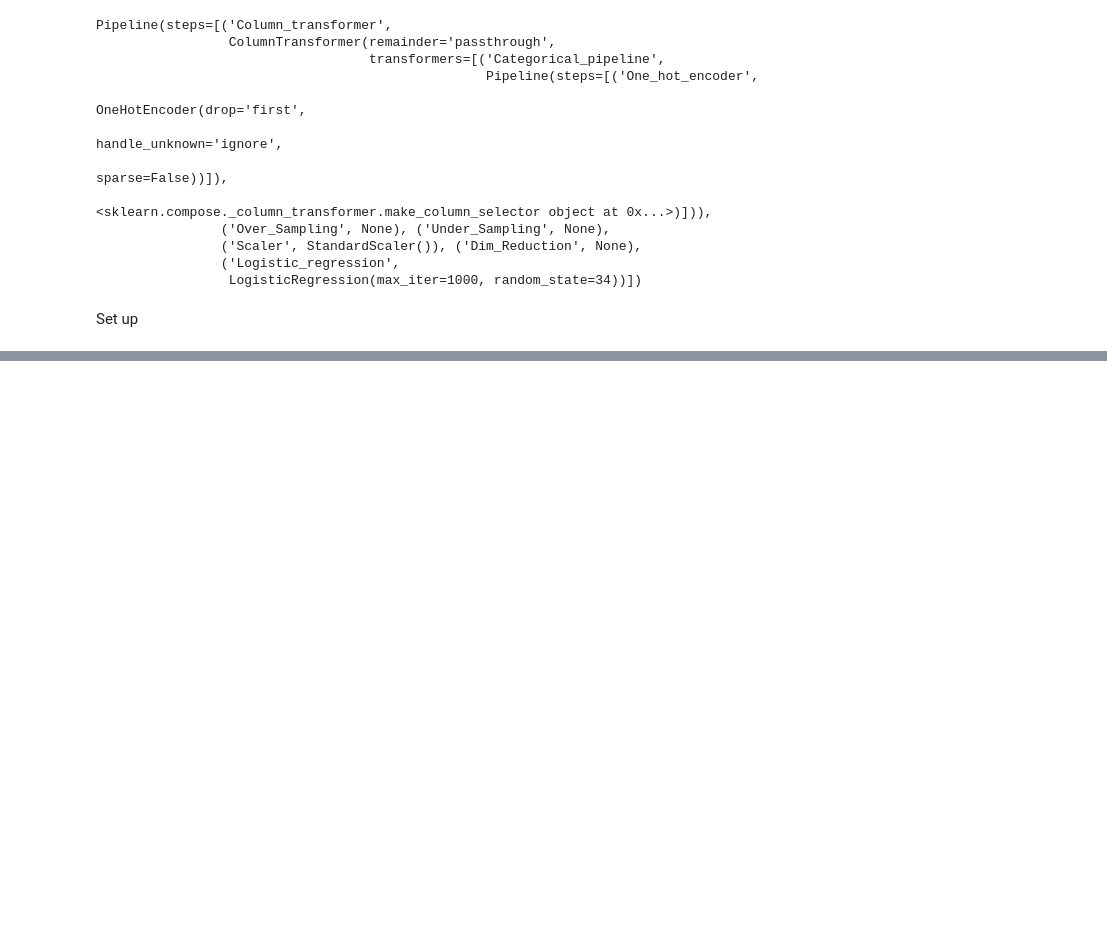
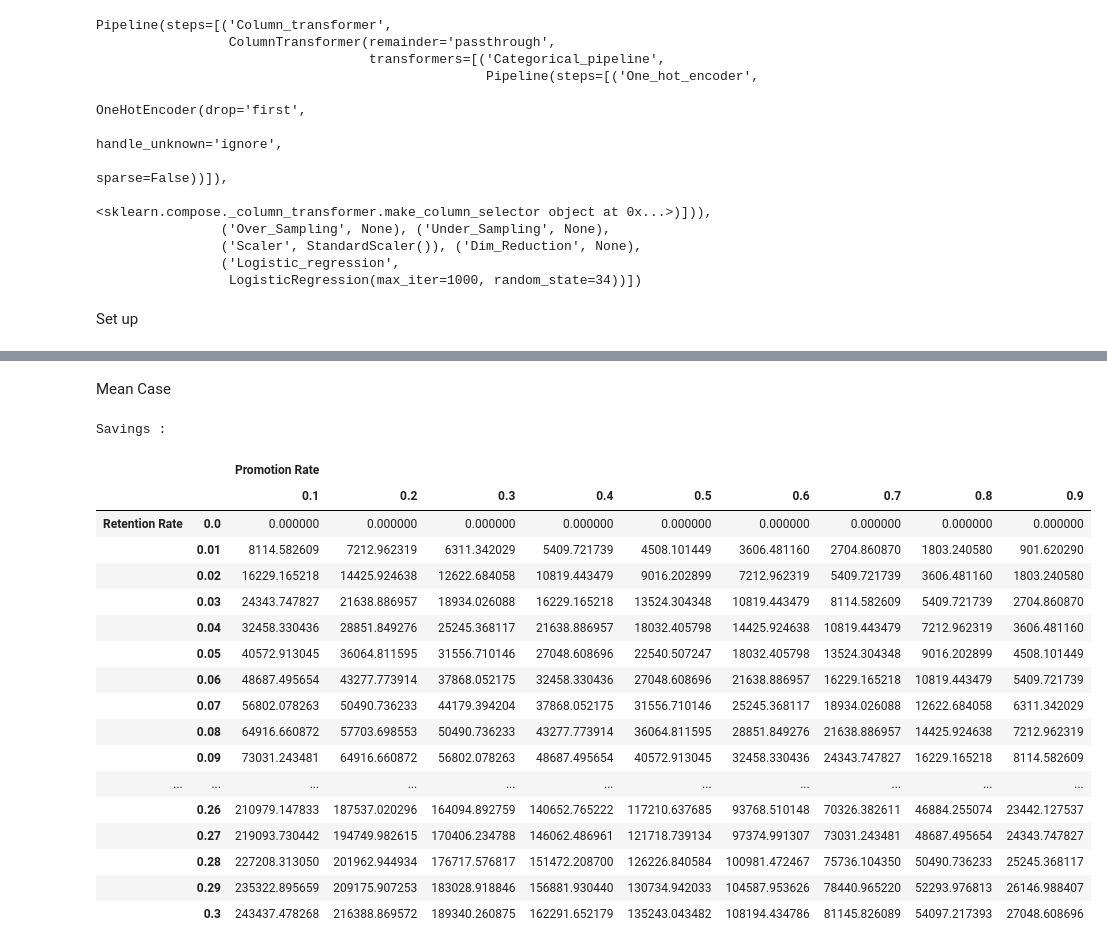
Before and after one commit to RKL13/BS_Telecom_Customer_Churn, a Jupyter notebook: Modeling.ipynb, the cells around one changed output, grey strips where cells are left out. Cells and saved outputs as stored; diff of their text form; code cells hidden in the pictures; blank space fills up the shorter version.

```diff
--- a/Modeling.ipynb
+++ b/Modeling.ipynb
@@ -479,0 +598,56 @@ Computation
+# %% [markdown]
+Mean Case
+# %%
+mean_case_df = pd.DataFrame(columns = [np.linspace(0.1, 0.9, num=9)],
+                           index = [np.linspace(0.00, 0.30, num=31)])
+
+for promotion_rate in np.linspace(0.1, 0.9, num=9):
+
+    promotion_results = []
+
+    for retention_rate in np.linspace(0.00, 0.30, num=31):
+        savings = \
+            statistical_savings_estimation(final_model,
+                                           final_model_threshold,
+                                           X_train,
+                                           y_train,
+                                           train_yearly_total_charges_mean,
+                                           retention_rate=retention_rate,
+                                           yearly_promotion = promotion_rate)
+
+        promotion_results.append(savings)
+
+    mean_case_df[promotion_rate] = promotion_results
+# %%
+mean_case_df.columns = [str(round(i, 2)) for i in np.linspace(0.1, 0.9, num=9)]
+mean_case_df.index = [str(i) for i in np.linspace(0.00, 0.30, num=31)]
+
+mean_case_df.columns = pd.MultiIndex.from_product([['Promotion Rate'],mean_case_df.columns])
+mean_case_df.index = pd.MultiIndex.from_product([['Retention Rate'], mean_case_df.index])
+# %%
+print('Savings : ')
+
+mean_case_df.style.apply(highlight_below_50000, color='red')\
+                    .apply(highlight_between_50000_100000, color='orange')\
+                    .apply(highlight_above_100000, color='green')\
+                    .set_table_styles([dict(selector = 'th', props=[('text-align', 'left')])])
+# %% [output]
+Savings :
+|  |  | Promotion Rate |  |  |  |  |  |  |  |  |
+|  |  | 0.1 | 0.2 | 0.3 | 0.4 | 0.5 | 0.6 | 0.7 | 0.8 | 0.9 |
+| Retention Rate | 0.0 | 0.000000 | 0.000000 | 0.000000 | 0.000000 | 0.000000 | 0.000000 | 0.000000 | 0.000000 | 0.000000 |
+|  | 0.01 | 8114.582609 | 7212.962319 | 6311.342029 | 5409.721739 | 4508.101449 | 3606.481160 | 2704.860870 | 1803.240580 | 901.620290 |
+|  | 0.02 | 16229.165218 | 14425.924638 | 12622.684058 | 10819.443479 | 9016.202899 | 7212.962319 | 5409.721739 | 3606.481160 | 1803.240580 |
+|  | 0.03 | 24343.747827 | 21638.886957 | 18934.026088 | 16229.165218 | 13524.304348 | 10819.443479 | 8114.582609 | 5409.721739 | 2704.860870 |
+|  | 0.04 | 32458.330436 | 28851.849276 | 25245.368117 | 21638.886957 | 18032.405798 | 14425.924638 | 10819.443479 | 7212.962319 | 3606.481160 |
+|  | 0.05 | 40572.913045 | 36064.811595 | 31556.710146 | 27048.608696 | 22540.507247 | 18032.405798 | 13524.304348 | 9016.202899 | 4508.101449 |
+|  | 0.06 | 48687.495654 | 43277.773914 | 37868.052175 | 32458.330436 | 27048.608696 | 21638.886957 | 16229.165218 | 10819.443479 | 5409.721739 |
+|  | 0.07 | 56802.078263 | 50490.736233 | 44179.394204 | 37868.052175 | 31556.710146 | 25245.368117 | 18934.026088 | 12622.684058 | 6311.342029 |
+|  | 0.08 | 64916.660872 | 57703.698553 | 50490.736233 | 43277.773914 | 36064.811595 | 28851.849276 | 21638.886957 | 14425.924638 | 7212.962319 |
+|  | 0.09 | 73031.243481 | 64916.660872 | 56802.078263 | 48687.495654 | 40572.913045 | 32458.330436 | 24343.747827 | 16229.165218 | 8114.582609 |
+| ... | ... | ... | ... | ... | ... | ... | ... | ... | ... | ... |
+|  | 0.26 | 210979.147833 | 187537.020296 | 164094.892759 | 140652.765222 | 117210.637685 | 93768.510148 | 70326.382611 | 46884.255074 | 23442.127537 |
+|  | 0.27 | 219093.730442 | 194749.982615 | 170406.234788 | 146062.486961 | 121718.739134 | 97374.991307 | 73031.243481 | 48687.495654 | 24343.747827 |
+|  | 0.28 | 227208.313050 | 201962.944934 | 176717.576817 | 151472.208700 | 126226.840584 | 100981.472467 | 75736.104350 | 50490.736233 | 25245.368117 |
+|  | 0.29 | 235322.895659 | 209175.907253 | 183028.918846 | 156881.930440 | 130734.942033 | 104587.953626 | 78440.965220 | 52293.976813 | 26146.988407 |
+|  | 0.3 | 243437.478268 | 216388.869572 | 189340.260875 | 162291.652179 | 135243.043482 | 108194.434786 | 81145.826089 | 54097.217393 | 27048.608696 |
```
Also changed, not shown: parts of 26 cells of this notebook.
